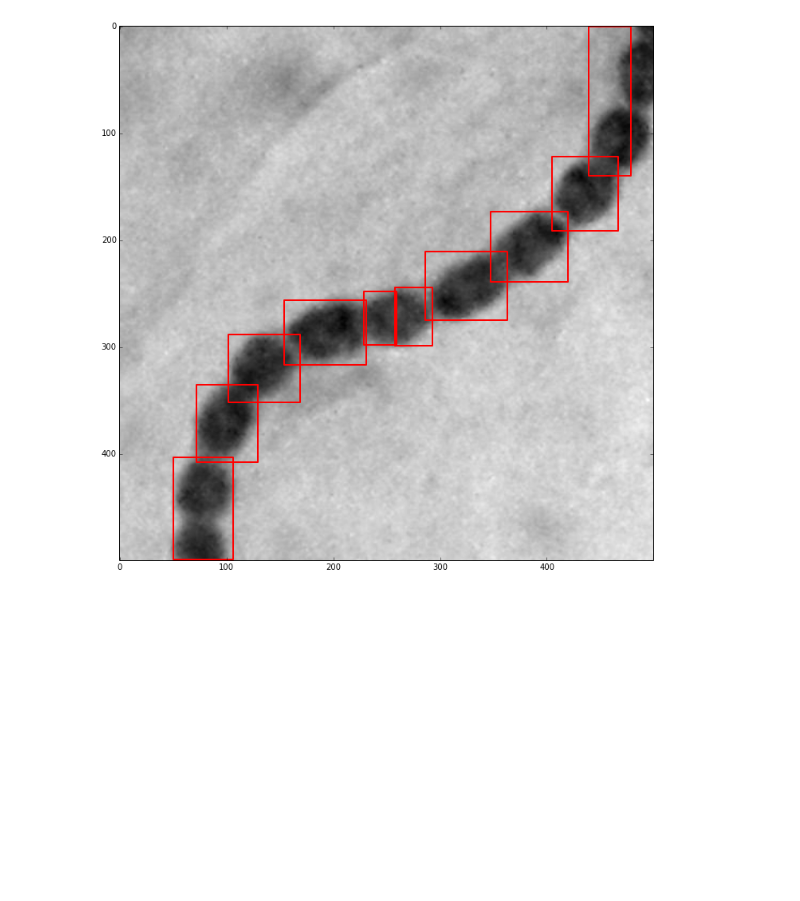
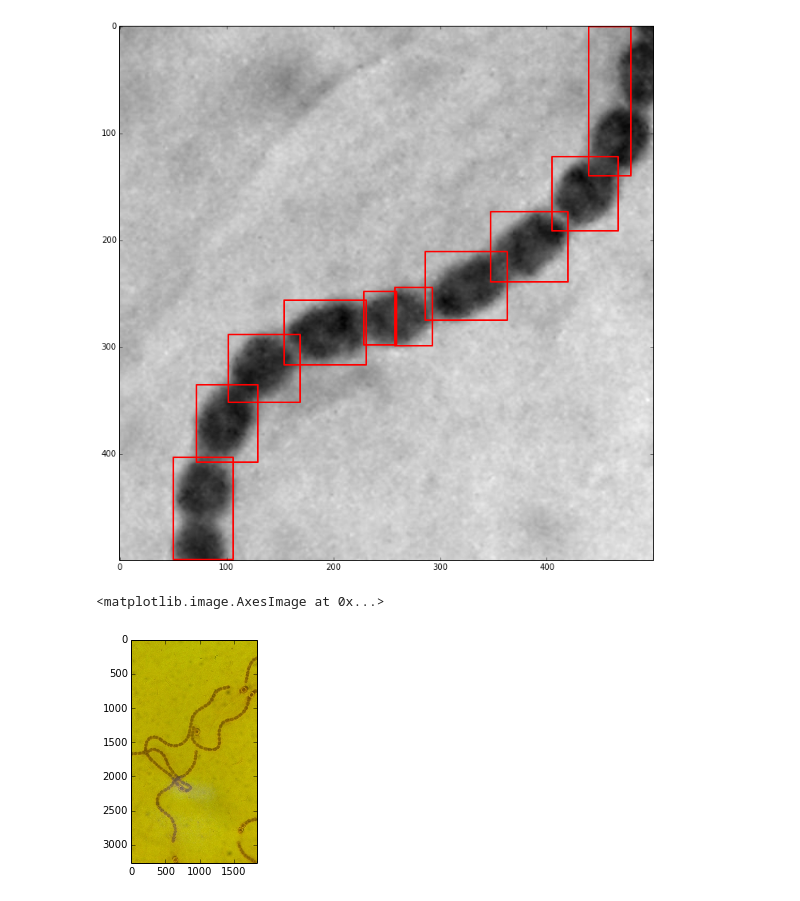
Before and after one commit to sutt/BossLab, a Jupyter notebook: science/rhok1.ipynb, the cells around one changed output. Cells and saved outputs as stored; diff of their text form; code cells hidden in the pictures; blank space fills up the shorter version.

```diff
--- a/science/rhok1.ipynb
+++ b/science/rhok1.ipynb
@@ -166,3 +172,9 @@ algo1(easy_img)
 [ 0  0  0 ..., 10 10 10]
 [figure]
 [figure]
+# %%
+
+plt.imshow(img1_gray)
+# %% [output]
+<matplotlib.image.AxesImage at 0x...>
+[figure, added]
```
Also changed, not shown: parts of 3 cells of this notebook.
